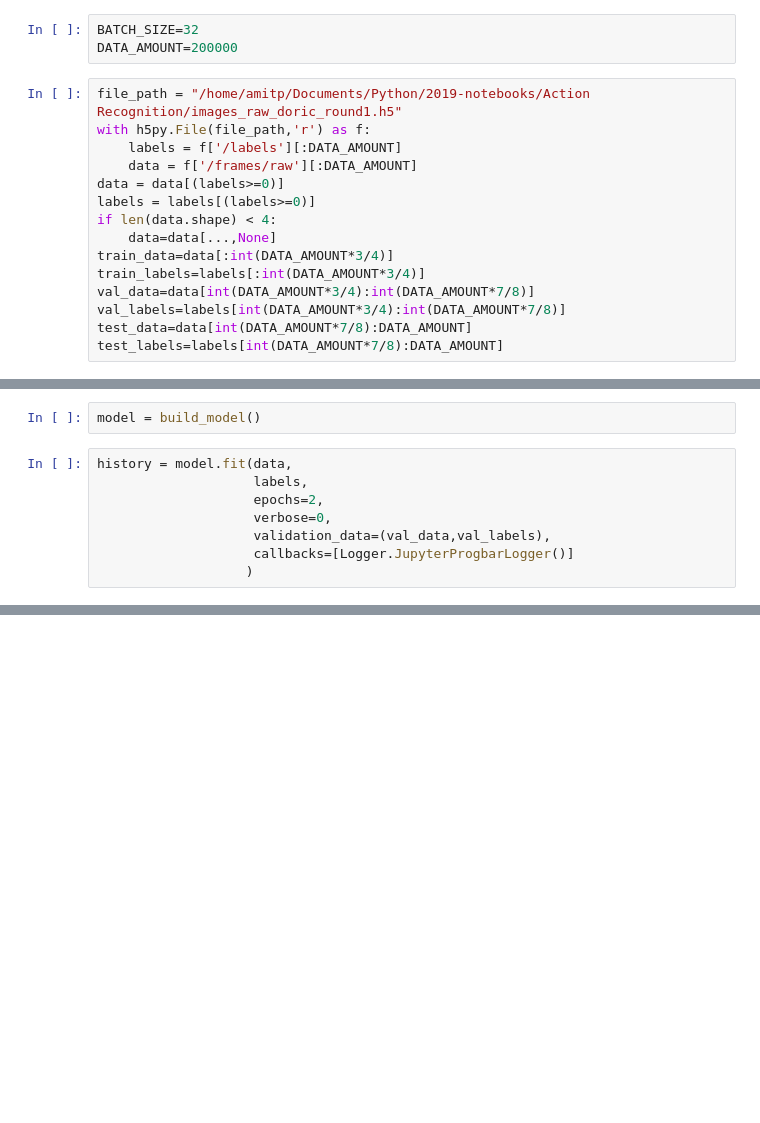
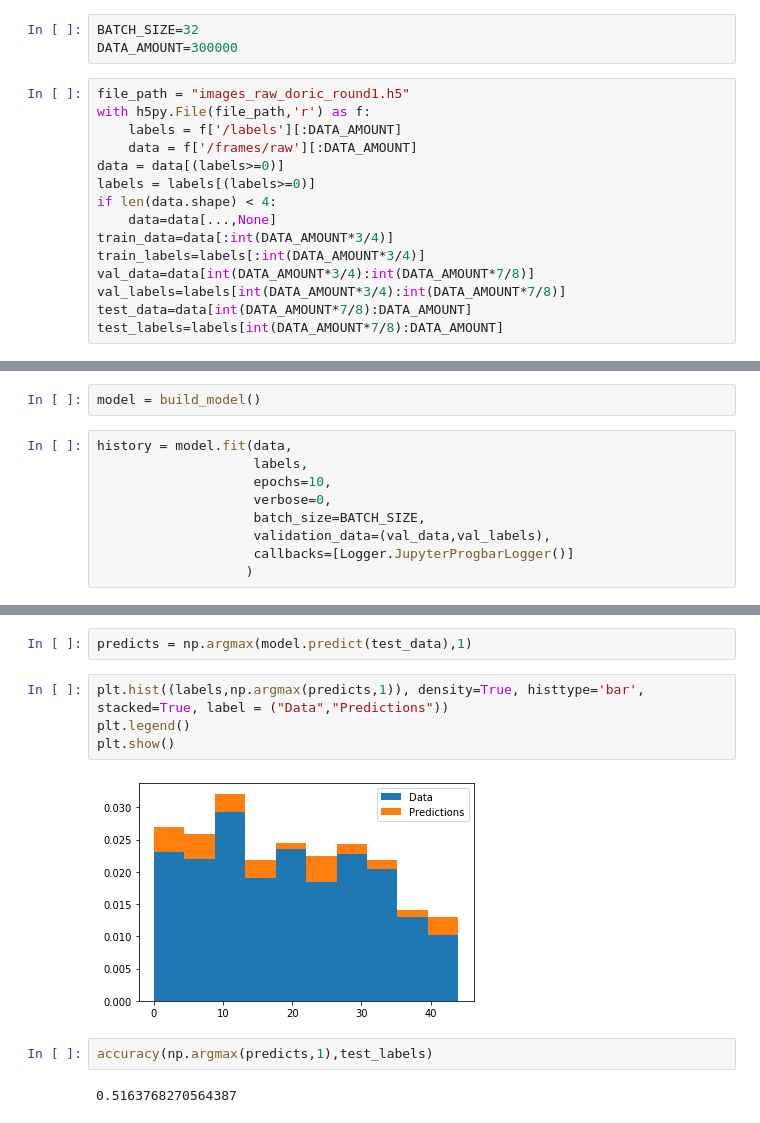
Before and after one commit to AmitPr/2019-notebooks, a Jupyter notebook: Action Recognition/Training Action Recognition.ipynb, the cells around one changed output, grey strips where cells are left out. Cells and saved outputs as stored; diff of their text form; blank space fills up the shorter version.

```diff
--- a/Action Recognition/Training Action Recognition.ipynb
+++ b/Action Recognition/Training Action Recognition.ipynb
@@ -21,9 +21,9 @@ import matplotlib.pyplot as plt
 import h5py
 # %%
 BATCH_SIZE=32
-DATA_AMOUNT=200000
+DATA_AMOUNT=300000
 # %%
-file_path = "/home/amitp/Documents/Python/2019-notebooks/Action Recognition/images_raw_doric_round1.h5"
+file_path = "images_raw_doric_round1.h5"
 with h5py.File(file_path,'r') as f:
     labels = f['/labels'][:DATA_AMOUNT]
     data = f['/frames/raw'][:DATA_AMOUNT]
@@ -91,8 +91,9 @@ model = build_model()
 # %%
 history = model.fit(data,
                     labels,
-                    epochs=2,
+                    epochs=10,
                     verbose=0,
+                    batch_size=BATCH_SIZE,
                     validation_data=(val_data,val_labels),
                     callbacks=[Logger.JupyterProgbarLogger()]
                    )
@@ -111,0 +126,12 @@ model.evaluate(test_data,test_labels)
+# %%
+predicts = np.argmax(model.predict(test_data),1)
+# %%
+plt.hist((labels,np.argmax(predicts,1)), density=True, histtype='bar', stacked=True, label = ("Data","Predictions"))
+plt.legend()
+plt.show()
+# %% [output]
+[figure, added]
+# %%
+accuracy(np.argmax(predicts,1),test_labels)
+# %% [output]
+0.5163768270564387
```
Also changed, not shown: parts of 4 cells of this notebook, 2 other files.
